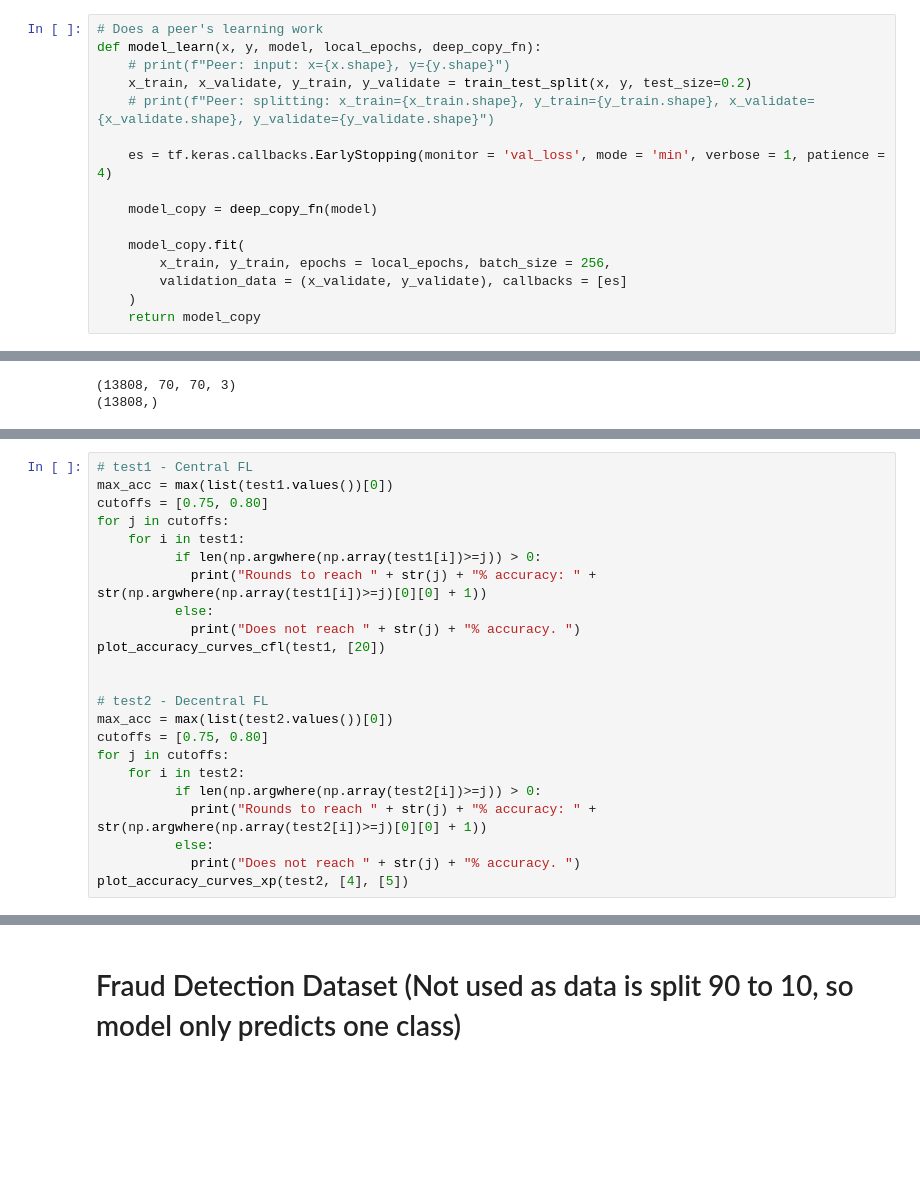
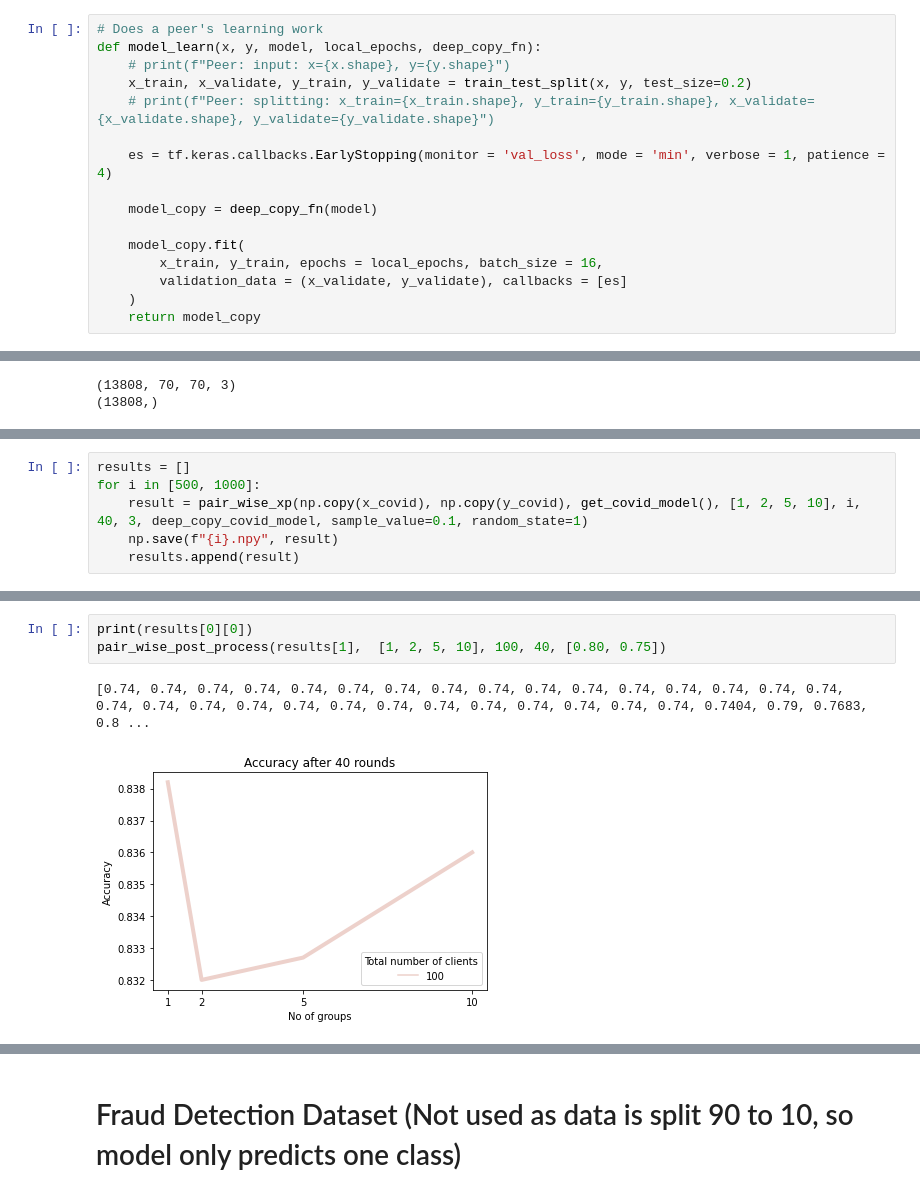
Before and after one commit to AdwaitB/AIC-Project, a Jupyter notebook: AIC_FL.ipynb, the cells around one changed output, grey strips where cells are left out. Cells and saved outputs as stored; diff of their text form; blank space fills up the shorter version.

```diff
--- a/AIC_FL.ipynb
+++ b/AIC_FL.ipynb
@@ -94,7 +93,7 @@ def model_learn(x, y, model, local_epochs, deep_copy_fn):
     model_copy = deep_copy_fn(model)
 
     model_copy.fit(
-        x_train, y_train, epochs = local_epochs, batch_size = 256,
+        x_train, y_train, epochs = local_epochs, batch_size = 16,
         validation_data = (x_validate, y_validate), callbacks = [es]
     )
     return model_copy
@@ -418,23 +398,0 @@ Accuracy on Val Data:  [0.74, 0.74, 0.74, 0.74, 0.74, 0.74, 0.74, 0.74, 0.74, 0.
-# %%
-# test1 - Central FL
-max_acc = max(list(test1.values())[0])
-cutoffs = [0.75, 0.80]
-for j in cutoffs:
-    for i in test1:
-          if len(np.argwhere(np.array(test1[i])>=j)) > 0:
-            print("Rounds to reach " + str(j) + "% accuracy: " + str(np.argwhere(np.array(test1[i])>=j)[0][0] + 1))
-          else:
-            print("Does not reach " + str(j) + "% accuracy. ")
-plot_accuracy_curves_cfl(test1, [20])
-
-
-# test2 - Decentral FL
-max_acc = max(list(test2.values())[0])
-cutoffs = [0.75, 0.80]
-for j in cutoffs:
-    for i in test2:
-          if len(np.argwhere(np.array(test2[i])>=j)) > 0:
-            print("Rounds to reach " + str(j) + "% accuracy: " + str(np.argwhere(np.array(test2[i])>=j)[0][0] + 1))
-          else:
-            print("Does not reach " + str(j) + "% accuracy. ")
-plot_accuracy_curves_xp(test2, [4], [5])
@@ -540,0 +459,6 @@ pair_wise_post_process(acc_pdfl_covid,  [2, 3, 4, 6, 9, 12, 18], 36, 40, [0.80,
+# %%
+results = []
+for i in [500, 1000]:
+    result = pair_wise_xp(np.copy(x_covid), np.copy(y_covid), get_covid_model(), [1, 2, 5, 10], i, 40, 3, deep_copy_covid_model, sample_value=0.1, random_state=1)
+    np.save(f"{i}.npy", result)
+    results.append(result)
@@ -540,0 +489,6 @@ pair_wise_post_process(acc_pdfl_covid,  [2, 3, 4, 6, 9, 12, 18], 36, 40, [0.80,
+# %%
+print(results[0][0])
+pair_wise_post_process(results[1],  [1, 2, 5, 10], 100, 40, [0.80, 0.75])
+# %% [output]
+[0.74, 0.74, 0.74, 0.74, 0.74, 0.74, 0.74, 0.74, 0.74, 0.74, 0.74, 0.74, 0.74, 0.74, 0.74, 0.74, 0.74, 0.74, 0.74, 0.74, 0.74, 0.74, 0.74, 0.74, 0.74, 0.74, 0.74, 0.74, 0.74, 0.7404, 0.79, 0.7683, 0.8 ...
+[figure, added]
```
Also changed, not shown: parts of 19 cells of this notebook, 1 other file.
